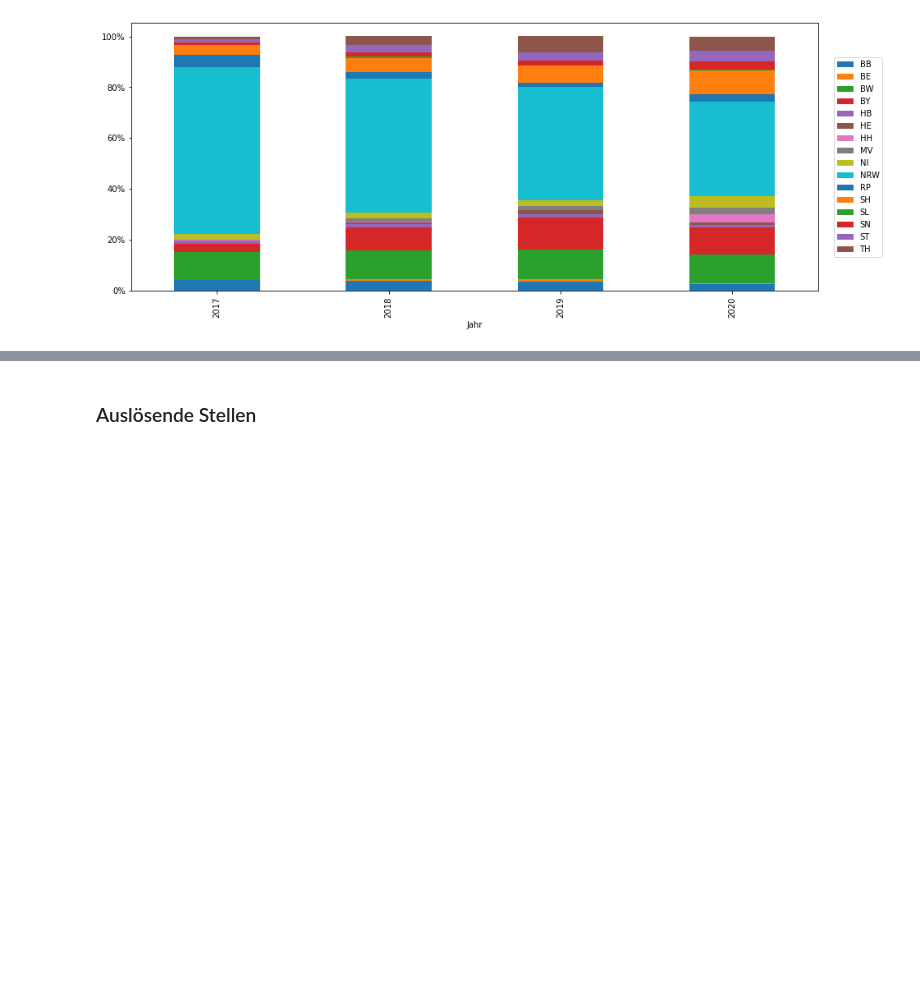
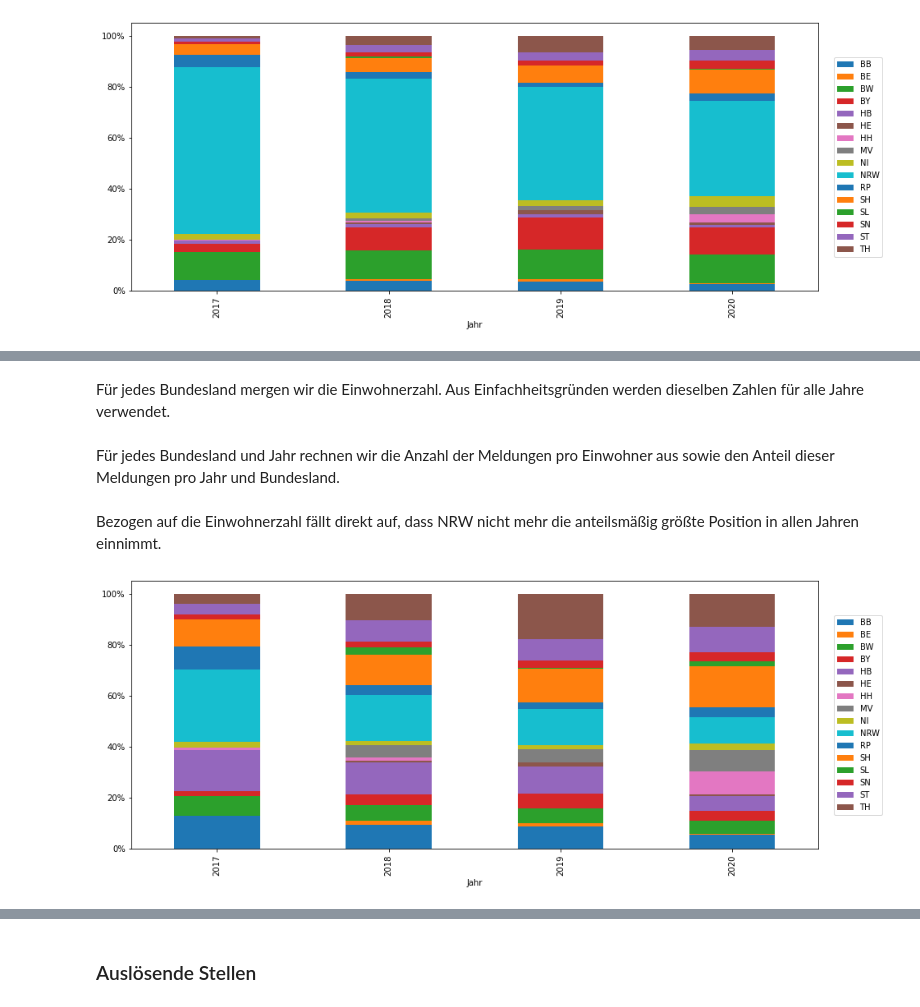
Before and after one commit to orSpec/MoWaS_NINA_Analyse_V2, a Jupyter notebook: analysis/Analyse_Meldungen.ipynb, the cells around one changed output, grey strips where cells are left out. Drawn from its saved outputs; the diff is of its cells as text; code cells hidden in the pictures; blank space fills up the shorter version.

```diff
--- a/analysis/Analyse_Meldungen.ipynb
+++ b/analysis/Analyse_Meldungen.ipynb
@@ -228,0 +271,17 @@ l = plt.legend(loc='right',bbox_to_anchor=(0.5, 0.25, 0.6, 0.5))
+# %% [markdown]
+Für jedes Bundesland mergen wir die Einwohnerzahl. Aus Einfachheitsgründen werden dieselben Zahlen für alle Jahre verwendet.
+# %%
+per_bundesland = per_bundesland.merge(einwohner[["Short", "Einwohner"]],left_on="Land", right_on="Short").drop(columns="Short")
+# %% [markdown]
+Für jedes Bundesland und Jahr rechnen wir die Anzahl der Meldungen pro Einwohner aus sowie den Anteil dieser Meldungen pro Jahr und Bundesland.
+# %%
+per_bundesland["Meldungen_pro_EW"] = per_bundesland["Meldungen"] / per_bundesland["Einwohner"]
+per_bundesland["Anteil_Meldungen_pro_EW"] = per_bundesland["Meldungen_pro_EW"] / per_bundesland.groupby("Jahr")["Meldungen_pro_EW"].transform("sum")
+# %% [markdown]
+Bezogen auf die Einwohnerzahl fällt direkt auf, dass NRW nicht mehr die anteilsmäßig größte Position in allen Jahren einnimmt.
+# %%
+ax = per_bundesland.pivot("Jahr","Land","Anteil_Meldungen_pro_EW").plot(kind="bar",stacked=True,figsize=(15,6))
+y = ax.set_yticklabels(['{:,.0%}'.format(x) for x in ax.get_yticks()])
+l = plt.legend(loc='right',bbox_to_anchor=(0.5, 0.25, 0.6, 0.5))
+# %% [output]
+[figure, added]
```
Also changed, not shown: parts of 15 cells of this notebook, 2 other files.
